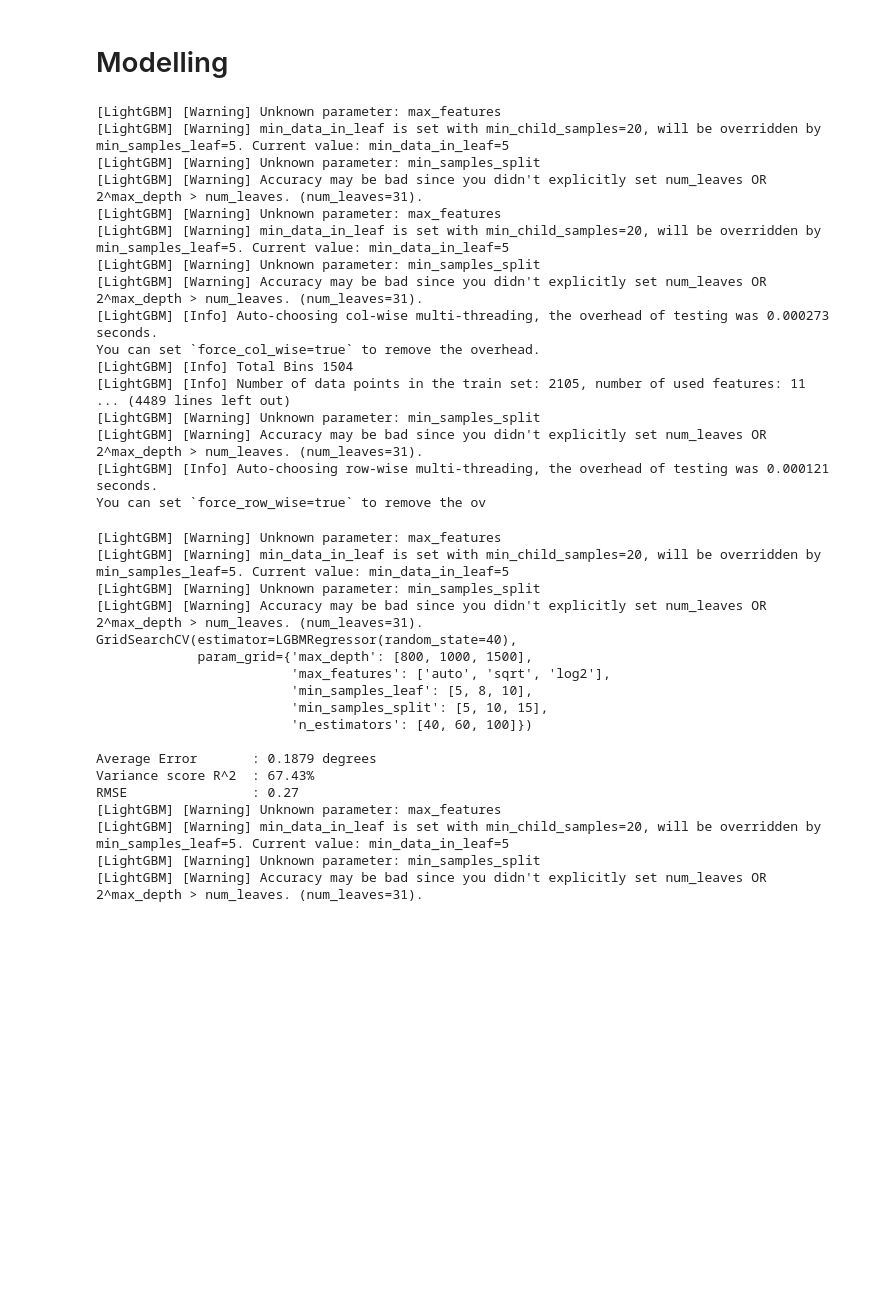
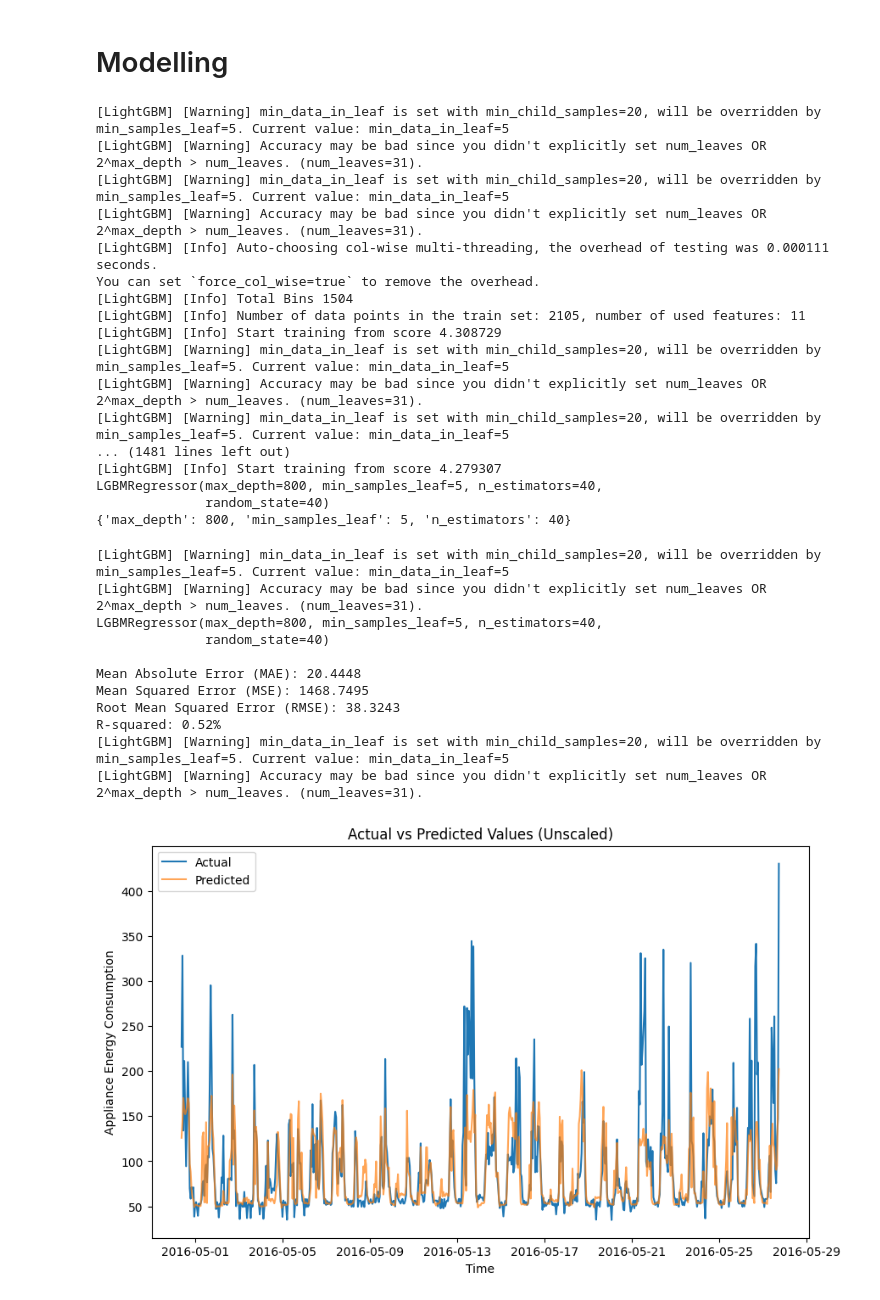
Before and after one commit to BianchiLuca28/EnergyConsumptionForecast, a Jupyter notebook: notebooks/linear_regression_analysis/lightgbm_regressor.ipynb, the cells around one changed output. Drawn from its saved outputs; the diff is of its cells as text; code cells hidden in the pictures; blank space fills up the shorter version.

```diff
--- a/notebooks/linear_regression_analysis/lightgbm_regressor.ipynb
+++ b/notebooks/linear_regression_analysis/lightgbm_regressor.ipynb
@@ -100,43 +109,41 @@ from sklearn.preprocessing import StandardScaler
 # Normalizing of X matrices for each model to mean = 0 and standard deviation = 1
 
 scaler = StandardScaler()
-scaler.fit(X_train)
-X_train = scaler.transform(X_train)
-X_test = scaler.transform(X_test)
+X_train_scaled = scaler.fit_transform(X_train)
+X_test_scaled = scaler.transform(X_test)
 # %%
 from sklearn.model_selection import GridSearchCV
 import lightgbm as lgb
 
 parameters = {
-  'max_depth': [800, 1000, 1500],
-  'min_samples_leaf': [5, 8, 10],
-  'n_estimators' : [40, 60, 100]
+    'max_depth': [800, 1000, 1500],
+    'min_samples_leaf': [5, 8, 10],
+    'n_estimators': [40, 60, 100]
 }
 
 # Instantiate the grid search model
 grid_model = GridSearchCV(lgb.LGBMRegressor(random_state=40), parameters)
-# grid_search = GridSearchCV(estimator = ExtraTreesRegressor(random_state=40), param_grid = parameters, cv = 5, n_jobs = -1 , scoring='r2' , verbose=2)
-grid_model.fit(X_train, y_train)
+grid_model.fit(X_train_scaled, y_train)
 print(grid_model.best_estimator_)
 print(grid_model.best_params_)
 # %% [output]
-[LightGBM] [Warning] Unknown parameter: max_features
 [LightGBM] [Warning] min_data_in_leaf is set with min_child_samples=20, will be overridden by min_samples_leaf=5. Current value: min_data_in_leaf=5
-[LightGBM] [Warning] Unknown parameter: min_samples_split
 [LightGBM] [Warning] Accuracy may be bad since you didn't explicitly set num_leaves OR 2^max_depth > num_leaves. (num_leaves=31).
-[LightGBM] [Warning] Unknown parameter: max_features
 [LightGBM] [Warning] min_data_in_leaf is set with min_child_samples=20, will be overridden by min_samples_leaf=5. Current value: min_data_in_leaf=5
-[LightGBM] [Warning] Unknown parameter: min_samples_split
 [LightGBM] [Warning] Accuracy may be bad since you didn't explicitly set num_leaves OR 2^max_depth > num_leaves. (num_leaves=31).
-[LightGBM] [Info] Auto-choosing col-wise multi-threading, the overhead of testing was 0.000273 seconds.
+[LightGBM] [Info] Auto-choosing col-wise multi-threading, the overhead of testing was 0.000111 seconds.
 You can set `force_col_wise=true` to remove the overhead.
 [LightGBM] [Info] Total Bins 1504
 [LightGBM] [Info] Number of data points in the train set: 2105, number of used features: 11
-... (4489 lines left out)
-[LightGBM] [Warning] Unknown parameter: min_samples_split
+[LightGBM] [Info] Start training from score 4.308729
+[LightGBM] [Warning] min_data_in_leaf is set with min_child_samples=20, will be overridden by min_samples_leaf=5. Current value: min_data_in_leaf=5
 [LightGBM] [Warning] Accuracy may be bad since you didn't explicitly set num_leaves OR 2^max_depth > num_leaves. (num_leaves=31).
-[LightGBM] [Info] Auto-choosing row-wise multi-threading, the overhead of testing was 0.000121 seconds.
-You can set `force_row_wise=true` to remove the ov
+[LightGBM] [Warning] min_data_in_leaf is set with min_child_samples=20, will be overridden by min_samples_leaf=5. Current value: min_data_in_leaf=5
+... (1481 lines left out)
+[LightGBM] [Info] Start training from score 4.279307
+LGBMRegressor(max_depth=800, min_samples_leaf=5, n_estimators=40,
+              random_state=40)
+{'max_depth': 800, 'min_samples_leaf': 5, 'n_estimators': 40}
 # %%
 from sklearn.model_selection import TimeSeriesSplit
 from sklearn.metrics import mean_squared_error, r2_score
@@ -157,23 +169,30 @@ def evaluate(model, test_features, test_labels):
 # %%
 best_rf_model = grid_model.best_estimator_
-grid_accuracy = evaluate(grid_model, X_test, y_test)
-y_best_pred = best_rf_model.predict(X_test)
+evaluate(best_rf_model, X_test_scaled, y_test)
+y_best_pred = best_rf_model.predict(X_test_scaled)
 # %% [output]
-[LightGBM] [Warning] Unknown parameter: max_features
 [LightGBM] [Warning] min_data_in_leaf is set with min_child_samples=20, will be overridden by min_samples_leaf=5. Current value: min_data_in_leaf=5
-[LightGBM] [Warning] Unknown parameter: min_samples_split
 [LightGBM] [Warning] Accuracy may be bad since you didn't explicitly set num_leaves OR 2^max_depth > num_leaves. (num_leaves=31).
-GridSearchCV(estimator=LGBMRegressor(random_state=40),
-             param_grid={'max_depth': [800, 1000, 1500],
-                         'max_features': ['auto', 'sqrt', 'log2'],
-                         'min_samples_leaf': [5, 8, 10],
-                         'min_samples_split': [5, 10, 15],
-                         'n_estimators': [40, 60, 100]})
+LGBMRegressor(max_depth=800, min_samples_leaf=5, n_estimators=40,
+              random_state=40)
 
-Average Error       : 0.1879 degrees
-Variance score R^2  : 67.43%
-RMSE                : 0.27
-[LightGBM] [Warning] Unknown parameter: max_features
+Mean Absolute Error (MAE): 20.4448
+Mean Squared Error (MSE): 1468.7495
+Root Mean Squared Error (RMSE): 38.3243
+R-squared: 0.52%
 [LightGBM] [Warning] min_data_in_leaf is set with min_child_samples=20, will be overridden by min_samples_leaf=5. Current value: min_data_in_leaf=5
-[LightGBM] [Warning] Unknown parameter: min_samples_split
 [LightGBM] [Warning] Accuracy may be bad since you didn't explicitly set num_leaves OR 2^max_depth > num_leaves. (num_leaves=31).
+# %%
+y_best_pred_unscaled = np.exp(y_best_pred)
+# %%
+# Plotting the actual vs predicted values
+plt.figure(figsize=(10, 6))
+plt.plot(df_hour.index[test_index:], np.exp(y_test), label='Actual')
+plt.plot(df_hour.index[test_index:], y_best_pred_unscaled, label='Predicted', alpha=0.7)
+plt.title('Actual vs Predicted Values (Unscaled)')
+plt.xlabel('Time')
+plt.ylabel('Appliance Energy Consumption')
+plt.legend()
+plt.show()
+# %% [output]
+[figure, added]
```
Also changed, not shown: parts of 8 cells of this notebook, 3 other files.
